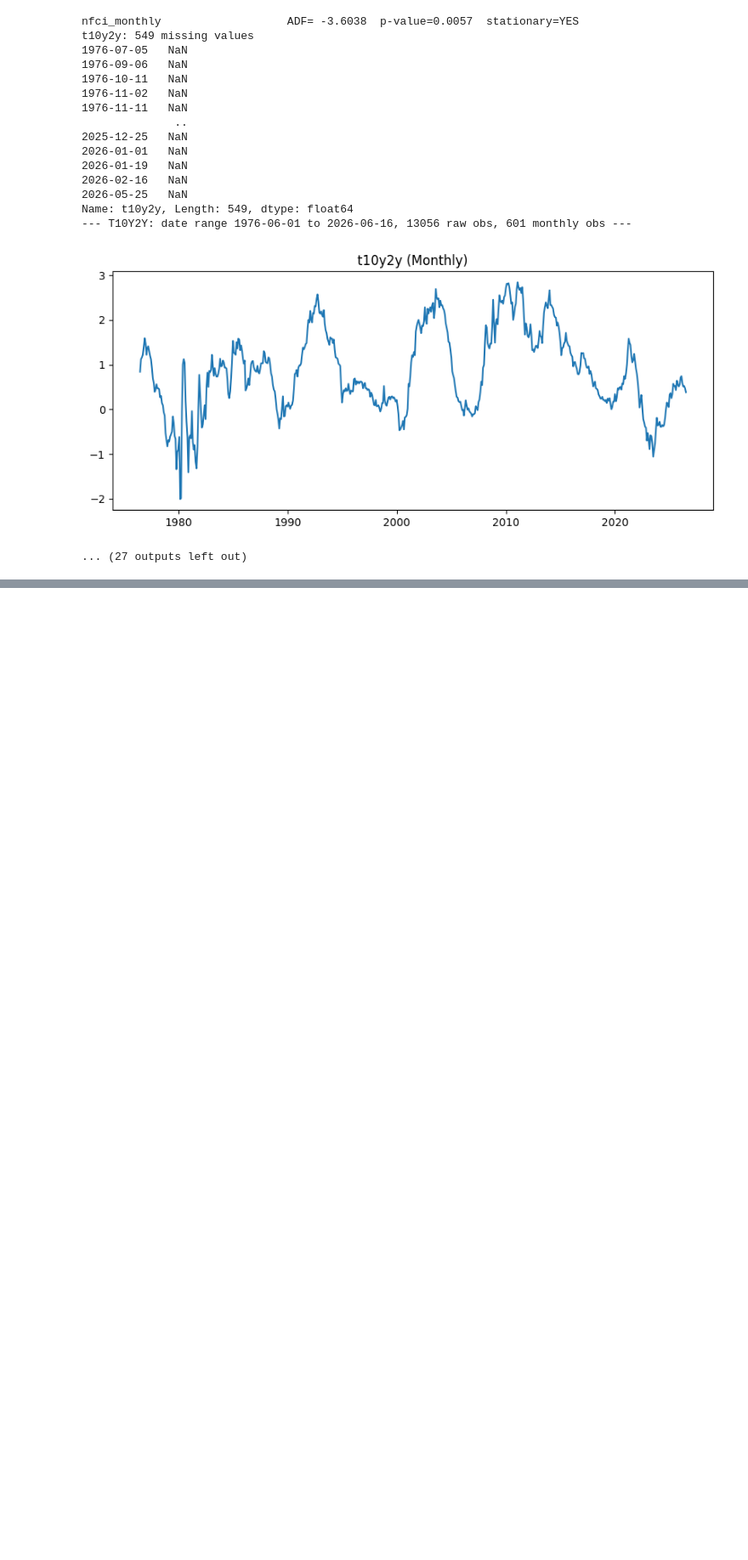
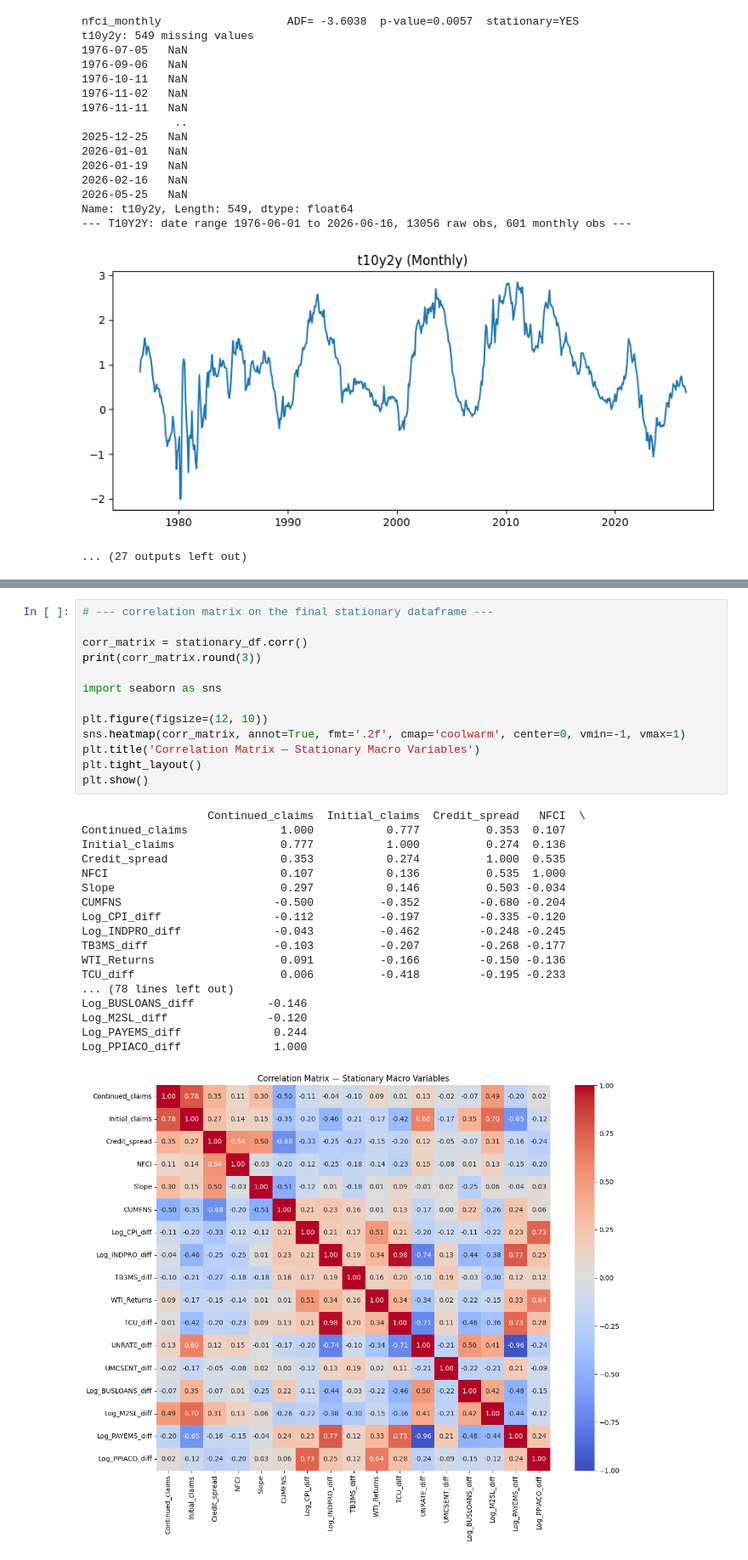
Before and after one commit to PSK1738/macro-regime-detector, a Jupyter notebook: ENSAE_paper_exploration/2-Macro_Variables_Stationarity_Correlation.ipynb, the cells around one changed output, grey strips where cells are left out. Shown at 85% size. Cells and saved outputs as stored; diff of their text form; blank space fills up the shorter version.

```diff
--- a/ENSAE_paper_exploration/Macro_Variables_Stationarity_Correlation.ipynb
+++ b/ENSAE_paper_exploration/2-Macro_Variables_Stationarity_Correlation.ipynb
@@ -191,0 +289,32 @@ Name: t10y2y, Length: 549, dtype: float64
+# %%
+# --- correlation matrix on the final stationary dataframe ---
+
+corr_matrix = stationary_df.corr()
+print(corr_matrix.round(3))
+
+import seaborn as sns
+
+plt.figure(figsize=(12, 10))
+sns.heatmap(corr_matrix, annot=True, fmt='.2f', cmap='coolwarm', center=0, vmin=-1, vmax=1)
+plt.title('Correlation Matrix — Stationary Macro Variables')
+plt.tight_layout()
+plt.show()
+# %% [output]
+                   Continued_claims  Initial_claims  Credit_spread   NFCI  \
+Continued_claims              1.000           0.777          0.353  0.107
+Initial_claims                0.777           1.000          0.274  0.136
+Credit_spread                 0.353           0.274          1.000  0.535
+NFCI                          0.107           0.136          0.535  1.000
+Slope                         0.297           0.146          0.503 -0.034
+CUMFNS                       -0.500          -0.352         -0.680 -0.204
+Log_CPI_diff                 -0.112          -0.197         -0.335 -0.120
+Log_INDPRO_diff              -0.043          -0.462         -0.248 -0.245
+TB3MS_diff                   -0.103          -0.207         -0.268 -0.177
+WTI_Returns                   0.091          -0.166         -0.150 -0.136
+TCU_diff                      0.006          -0.418         -0.195 -0.233
+... (78 lines left out)
+Log_BUSLOANS_diff           -0.146
+Log_M2SL_diff               -0.120
+Log_PAYEMS_diff              0.244
+Log_PPIACO_diff              1.000
+[figure, added]
```
Also changed, not shown: parts of 9 cells of this notebook, 4 other files.
